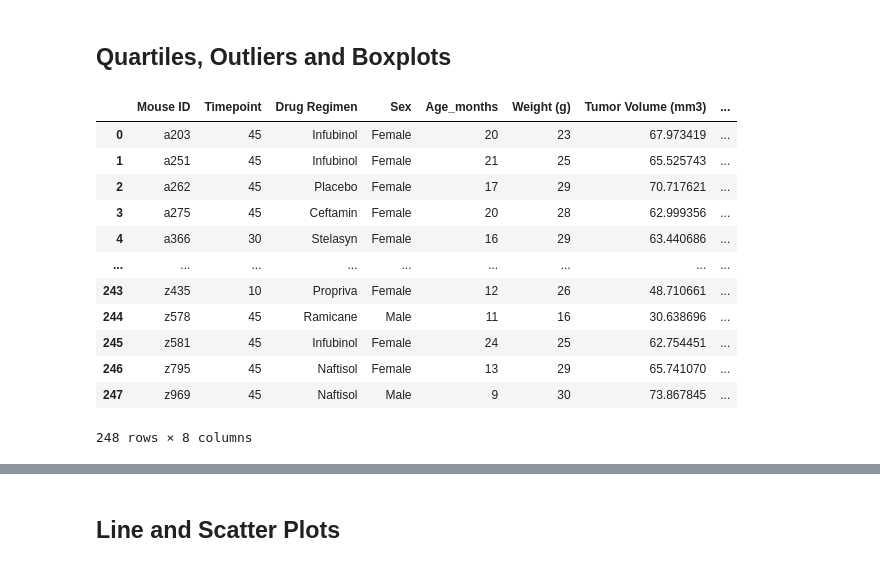
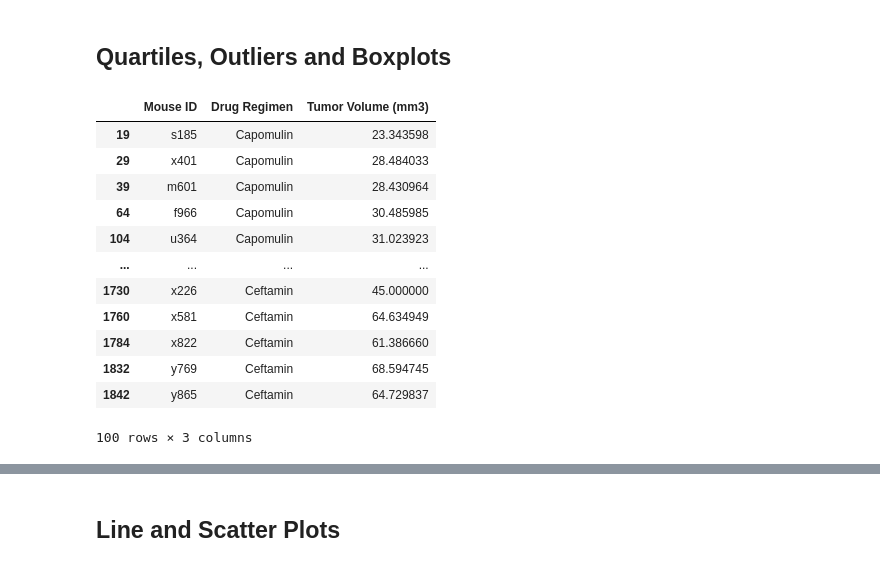
Before and after one commit to niyioyedele/matplotlib-chalenge, a Jupyter notebook: pymaceuticals_starter.ipynb, the cells around one changed output, grey strips where cells are left out. Cells and saved outputs as stored; diff of their text form; code cells hidden in the pictures.

```diff
--- a/pymaceuticals_starter.ipynb
+++ b/pymaceuticals_starter.ipynb
@@ -225,61 +256,61 @@ vol_df = new_mouse_df.groupby('Mouse ID')
 last_tim = vol_df['Timepoint'].max()
 
 last_tim_df = pd.DataFrame(last_tim)
 
 last_tim_df
 
-last_tim = last_tim.reset_index()
-max_vol_df = last_tim.merge(new_mouse_df,on=['Mouse ID','Timepoint'],how="left")
+#last_tim = last_tim.reset_index()
+#max_vol_df = last_tim.merge(new_mouse_df,on=['Mouse ID','Timepoint'],how="left")
 
-#max_vol_df = pd.merge(new_mouse_df,last_tim_df,on='Mouse ID')
+max_vol_df = pd.merge(new_mouse_df,last_tim_df,on=['Mouse ID'])
 
 max_vol_df
 
 
 
 #for row in max_vol_df:
-# if max_vol_df['Drug Regimen']=='Capomulin' and max_vol_df['Timepoint_x']==max_vol_df['Timepoint_y']:
-       # cap_vol.append['Tumor Volume (mm3)']
+ #if max_vol_df['Drug Regimen']=='Capomulin' and max_vol_df['Timepoint_x']==max_vol_df['Timepoint_y']:
+        #cap_vol.append['Tumor Volume (mm3)']
 #cap_vol
 
-#cap_max_vol_df = max_vol_df.loc[(max_vol_df['Drug Regimen']=='Capomulin') & (max_vol_df['Timepoint_x']==max_vol_df['Timepoint_y'])][['Mouse ID','Drug Regimen','Tumor Volume (mm3)']]
+cap_max_vol_df = max_vol_df.loc[(max_vol_df['Drug Regimen']=='Capomulin') & (max_vol_df['Timepoint_x']==max_vol_df['Timepoint_y'])][['Mouse ID','Drug Regimen','Tumor Volume (mm3)']]
 
-#cap_max_vol_df
+cap_max_vol_df
 
-#ram_max_vol_df = max_vol_df.loc[(max_vol_df['Drug Regimen']=='Ramicane') & (max_vol_df['Timepoint_x']==max_vol_df['Timepoint_y'])][['Mouse ID','Drug Regimen','Tumor Volume (mm3)']]
+ram_max_vol_df = max_vol_df.loc[(max_vol_df['Drug Regimen']=='Ramicane') & (max_vol_df['Timepoint_x']==max_vol_df['Timepoint_y'])][['Mouse ID','Drug Regimen','Tumor Volume (mm3)']]
 
-#ram_max_vol_df
+ram_max_vol_df
 
 
-#inf_max_vol_df = max_vol_df.loc[(max_vol_df['Drug Regimen']=='Infubinol') & (max_vol_df['Timepoint_x']==max_vol_df['Timepoint_y'])][['Mouse ID','Drug Regimen','Tumor Volume (mm3)']]
+inf_max_vol_df = max_vol_df.loc[(max_vol_df['Drug Regimen']=='Infubinol') & (max_vol_df['Timepoint_x']==max_vol_df['Timepoint_y'])][['Mouse ID','Drug Regimen','Tumor Volume (mm3)']]
 
-#inf_max_vol_df
+inf_max_vol_df
 
 
-#cef_max_vol_df = max_vol_df.loc[(max_vol_df['Drug Regimen']=='Ceftamin') & (max_vol_df['Timepoint_x']==max_vol_df['Timepoint_y'])][['Mouse ID','Drug Regimen','Tumor Volume (mm3)']]
+cef_max_vol_df = max_vol_df.loc[(max_vol_df['Drug Regimen']=='Ceftamin') & (max_vol_df['Timepoint_x']==max_vol_df['Timepoint_y'])][['Mouse ID','Drug Regimen','Tumor Volume (mm3)']]
 
-#cef_max_vol_df
+cef_max_vol_df
 
 
-#reg_max_vol_df = pd.concat([cap_max_vol_df, ram_max_vol_df, inf_max_vol_df, cef_max_vol_df])
+reg_max_vol_df = pd.concat([cap_max_vol_df, ram_max_vol_df, inf_max_vol_df, cef_max_vol_df])
 
-#reg_max_vol_df
+reg_max_vol_df
 
 #reg_max_vol_df[['Mouse ID','Drug Regimen','Tumor Volume (mm3)']]
 # %% [output]
-|  | Mouse ID | Timepoint | Drug Regimen | Sex | Age_months | Weight (g) | Tumor Volume (mm3) | ... |
-| 0 | a203 | 45 | Infubinol | Female | 20 | 23 | 67.973419 | ... |
-| 1 | a251 | 45 | Infubinol | Female | 21 | 25 | 65.525743 | ... |
-| 2 | a262 | 45 | Placebo | Female | 17 | 29 | 70.717621 | ... |
-| 3 | a275 | 45 | Ceftamin | Female | 20 | 28 | 62.999356 | ... |
-| 4 | a366 | 30 | Stelasyn | Female | 16 | 29 | 63.440686 | ... |
-| ... | ... | ... | ... | ... | ... | ... | ... | ... |
-| 243 | z435 | 10 | Propriva | Female | 12 | 26 | 48.710661 | ... |
-| 244 | z578 | 45 | Ramicane | Male | 11 | 16 | 30.638696 | ... |
-| 245 | z581 | 45 | Infubinol | Female | 24 | 25 | 62.754451 | ... |
-| 246 | z795 | 45 | Naftisol | Female | 13 | 29 | 65.741070 | ... |
-| 247 | z969 | 45 | Naftisol | Male | 9 | 30 | 73.867845 | ... |
+|  | Mouse ID | Drug Regimen | Tumor Volume (mm3) |
+| 19 | s185 | Capomulin | 23.343598 |
+| 29 | x401 | Capomulin | 28.484033 |
+| 39 | m601 | Capomulin | 28.430964 |
+| 64 | f966 | Capomulin | 30.485985 |
+| 104 | u364 | Capomulin | 31.023923 |
+| ... | ... | ... | ... |
+| 1730 | x226 | Ceftamin | 45.000000 |
+| 1760 | x581 | Ceftamin | 64.634949 |
+| 1784 | x822 | Ceftamin | 61.386660 |
+| 1832 | y769 | Ceftamin | 68.594745 |
+| 1842 | y865 | Ceftamin | 64.729837 |
-248 rows × 8 columns
+100 rows × 3 columns
 # %%
 # Put treatments into a list for for loop (and later for plot labels)
 
```
Also changed, not shown: parts of 12 cells of this notebook.
